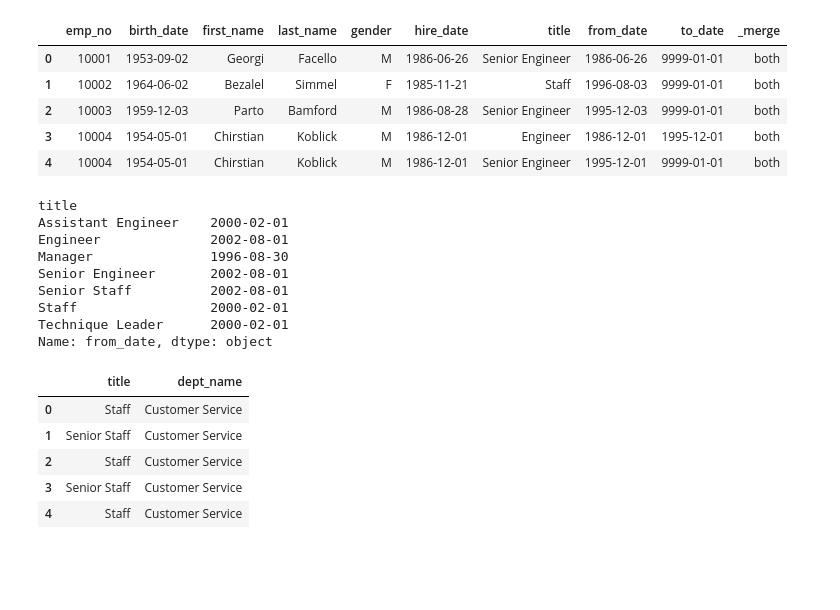
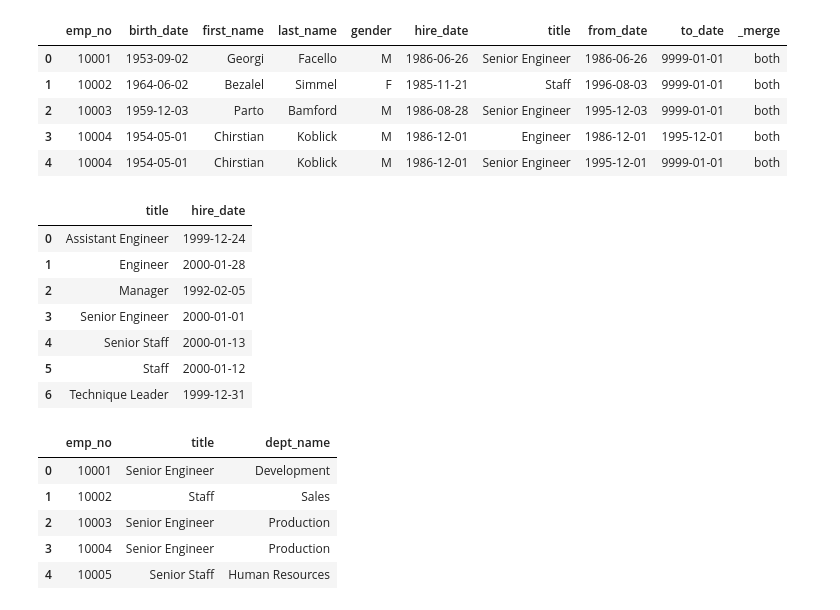
Before and after one commit to Saroj6632/numpy-pandas-visualization-exercises, a Jupyter notebook: advanced_dataframes.ipynb, the cells around one changed output. Cells and saved outputs as stored; diff of their text form; code cells hidden in the pictures; blank space fills up the shorter version.

```diff
--- a/advanced_dataframes.ipynb
+++ b/advanced_dataframes.ipynb
@@ -511,34 +500,38 @@ new_table.head()
 # %%
 # For each title, find the hire date of the employee that was hired most recently with that title.
 
-new_table.groupby(by='title').from_date.max()
+new_table.groupby(by='title').hire_date.max().reset_index()
+# new_table.groupby(by='title').hire_date.max()
 # %% [output]
-title
-Assistant Engineer    2000-02-01
-Engineer              2002-08-01
-Manager               1996-08-30
-Senior Engineer       2002-08-01
-Senior Staff          2002-08-01
-Staff                 2000-02-01
-Technique Leader      2000-02-01
-Name: from_date, dtype: object
+|  | title | hire_date |
+| 0 | Assistant Engineer | 1999-12-24 |
+| 1 | Engineer | 2000-01-28 |
+| 2 | Manager | 1992-02-05 |
+| 3 | Senior Engineer | 2000-01-01 |
+| 4 | Senior Staff | 2000-01-13 |
+| 5 | Staff | 2000-01-12 |
+| 6 | Technique Leader | 1999-12-31 |
 # %%
 # Write the code necessary to create a cross tabulation of the number of titles by department.
 # (Hint: this will involve a combination of SQL code to pull the necessary data and python/pandas code to perform the manipulations
 sql='''
-select title,dept_name
-from titles
-join dept_emp on dept_emp.emp_no = titles.emp_no
-join departments on departments.dept_no = dept_emp.dept_no'''
+select emp_no,title,dept_name
+from employees
+join titles using(emp_no)
+join dept_emp using(emp_no)
+join departments using(dept_no)
+where titles.to_date ="9999-01-01"
+and dept_emp.to_date ="9999-01-01"
+'''
 employ1 = pd.read_sql(sql, get_db_url(username,password,host,database_name='employees'))
 employ1.head()
 # %% [output]
-|  | title | dept_name |
-| 0 | Staff | Customer Service |
-| 1 | Senior Staff | Customer Service |
-| 2 | Staff | Customer Service |
-| 3 | Senior Staff | Customer Service |
-| 4 | Staff | Customer Service |
+|  | emp_no | title | dept_name |
+| 0 | 10001 | Senior Engineer | Development |
+| 1 | 10002 | Staff | Sales |
+| 2 | 10003 | Senior Engineer | Production |
+| 3 | 10004 | Senior Engineer | Production |
+| 4 | 10005 | Senior Staff | Human Resources |
 # %%
 pd.crosstab(employ1.title, employ1.dept_name)
 # %% [output]
```
Also changed, not shown: parts of 13 cells of this notebook.
